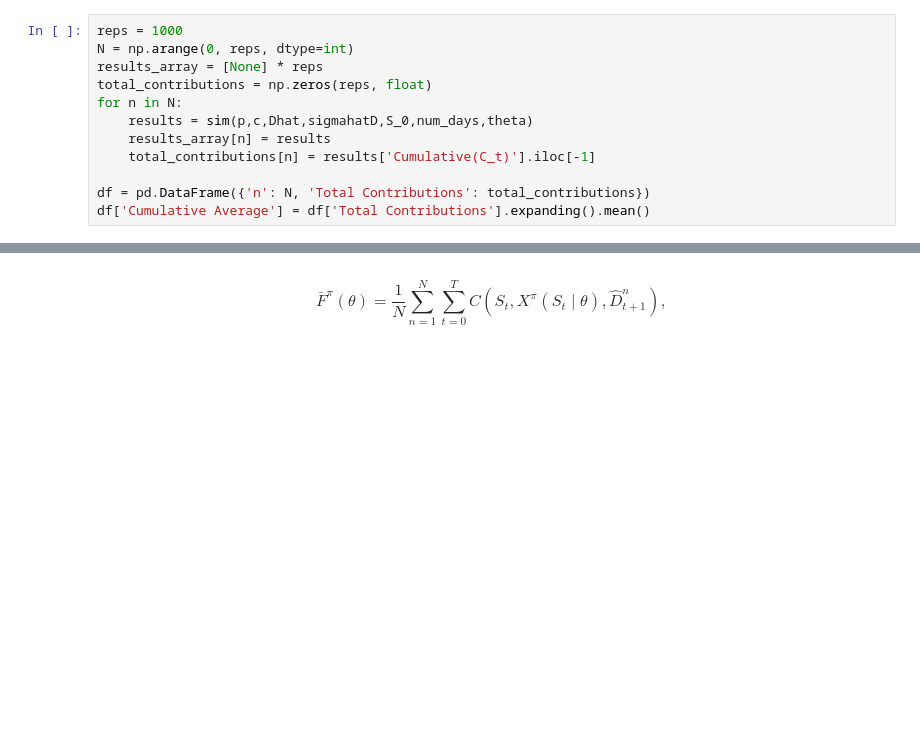
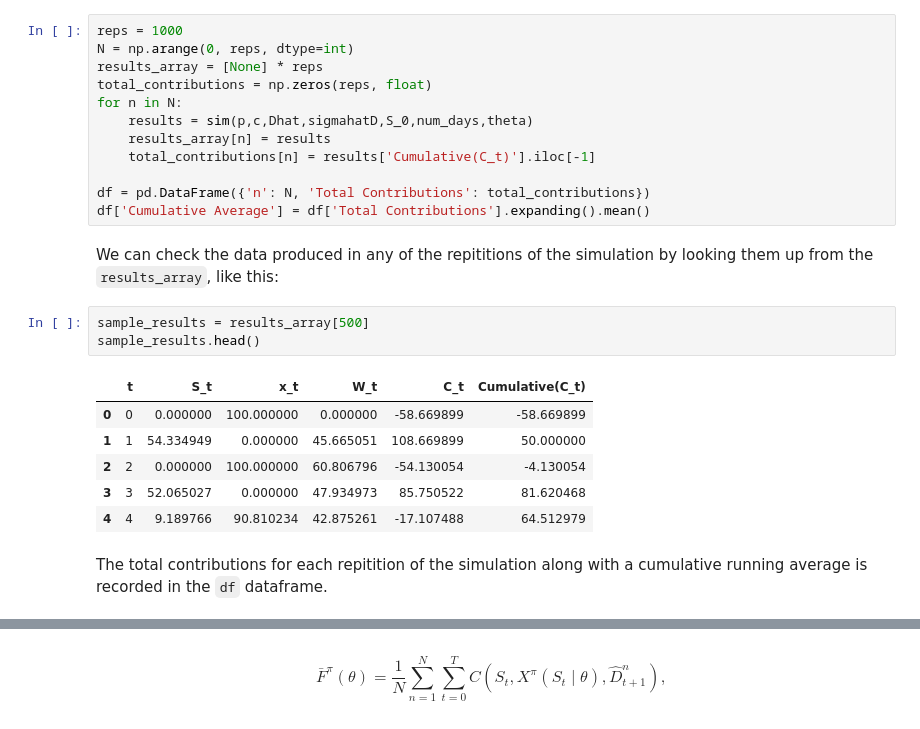
Before and after one commit to FA-Lichtenstein/OR-Notebooks, a Jupyter notebook: Powell-SDA/Chapter 1 Modeling SDPs.ipynb, the cells around one changed output, grey strips where cells are left out. Cells and saved outputs as stored; diff of their text form; blank space fills up the shorter version.

```diff
--- a/Powell-SDA/Chapter 1 Modeling SDPs.ipynb
+++ b/Powell-SDA/Chapter 1 Modeling SDPs.ipynb
@@ -331,6 +360,20 @@ for n in N:
 
 df = pd.DataFrame({'n': N, 'Total Contributions': total_contributions})
 df['Cumulative Average'] = df['Total Contributions'].expanding().mean()
+# %% [markdown]
+We can check the data produced in any of the repititions of the simulation by looking them up from the `results_array`, like this:
+# %%
+sample_results = results_array[500]
+sample_results.head()
+# %% [output]
+|  | t | S_t | x_t | W_t | C_t | Cumulative(C_t) |
+| 0 | 0 | 0.000000 | 100.000000 | 0.000000 | -58.669899 | -58.669899 |
+| 1 | 1 | 54.334949 | 0.000000 | 45.665051 | 108.669899 | 50.000000 |
+| 2 | 2 | 0.000000 | 100.000000 | 60.806796 | -54.130054 | -4.130054 |
+| 3 | 3 | 52.065027 | 0.000000 | 47.934973 | 85.750522 | 81.620468 |
+| 4 | 4 | 9.189766 | 90.810234 | 42.875261 | -17.107488 | 64.512979 |
+# %% [markdown]
+The total contributions for each repitition of the simulation along with a cumulative running average is recorded in the `df` dataframe.
 # %%
 df.head()
 # %% [output]
```
Also changed, not shown: parts of 31 cells of this notebook.
